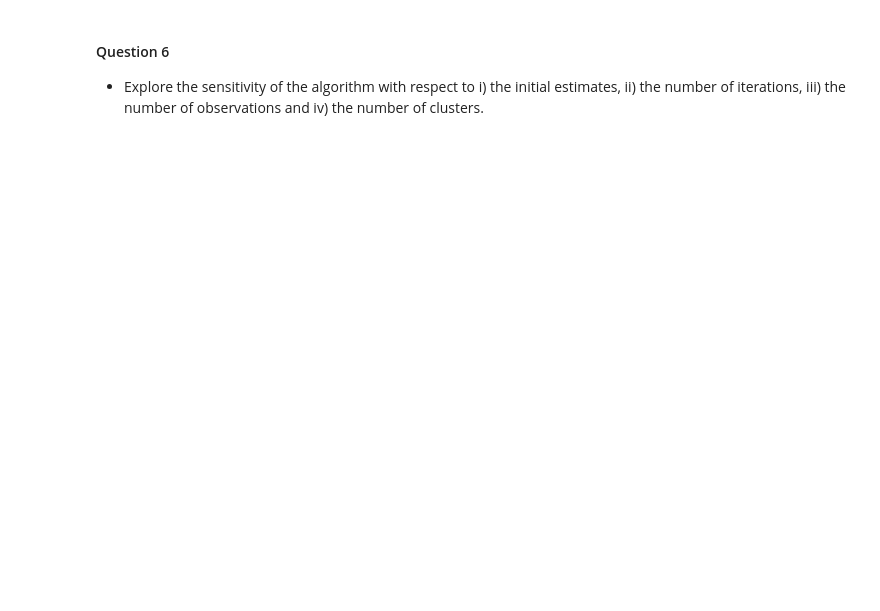
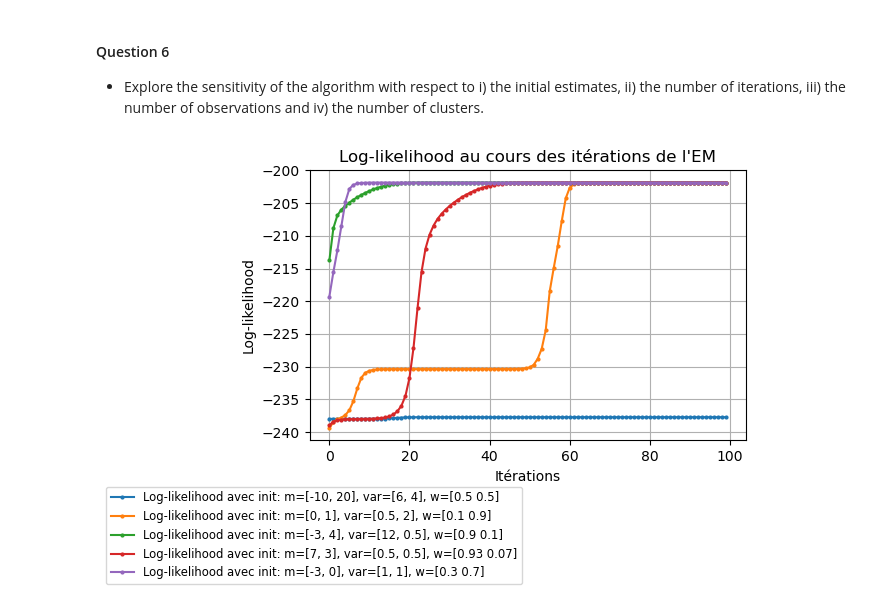
Before and after one commit to PolTibau/Statistique-Computationnelle, a Jupyter notebook: TP/TP7_ExpectationMaximization-stud.ipynb, the cells around one changed output. Drawn from its saved outputs; the diff is of its cells as text; code cells hidden in the pictures; blank space fills up the shorter version.

```diff
--- a/TP/TP7_ExpectationMaximization-stud.ipynb
+++ b/TP/TP7_ExpectationMaximization-stud.ipynb
@@ -269,3 +272,37 @@ plt.show()
 #### Question 6
 
 - Explore the sensitivity of the algorithm with respect to i) the initial estimates, ii) the number of iterations, iii) the number of observations and iv) the number of clusters.
+# %%
+#On commence en voir comment tout change en changeant les paramètres initiaux
+#avant on avait : n_clust = 2 weights = np.ones((n_clust)) / n_clust, means = [0, 1],variances = [0.5, 2]
+#on fait différents choix de paramètres initiaux et on observe l'évolution des paramètres et de la loglikelihood au cours des itérations
+
+means_init = [[-10, 20], [0, 1], [-3, 4], [7, 3], [-3, 0]]
+variances_init = [[6, 4], [0.5, 2], [12, 0.5], [0.5, 0.5], [1, 1]]
+weights_init = [np.array([0.5, 0.5]), np.array([0.1, 0.9]), np.array([0.9, 0.1]), np.array([0.93, 0.07]), np.array([0.3, 0.7])]
+
+plt.figure()
+for i in range(len(means_init)):
+    wini = weights_init[i].copy()
+    mini = means_init[i].copy()
+    vari = variances_init[i].copy()
+    W, Mean, Var = EM_loop(n_it, n_samples, wini, mini, vari, X)
+    loglikelihood = np.zeros(n_it)
+    for j in range(n_it):
+        norm1=stats.norm.pdf(X, Mean[j][0], scale=np.sqrt(Var[j][0]))
+        norm2=stats.norm.pdf(X, Mean[j][1], scale=np.sqrt(Var[j][1]))
+        l = np.log(W[j][0]*norm1 + (1-W[j][0])*norm2)
+        loglikelihood[j] = np.sum(l)
+
+    # plot loglikelihood along iterations
+    plt.plot(range(n_it), loglikelihood, marker='o', markersize=2, label=f'Log-likelihood avec init: m={means_init[i]}, var={variances_init[i]}, w={weights_init[i]}')
+    plt.title(f'Log-likelihood au cours des itérations de l\'EM')
+
+plt.xlabel('Itérations')
+plt.ylabel('Log-likelihood')
+plt.legend(loc='best', fontsize='small', bbox_to_anchor=(0.5, -0.15))
+plt.grid()
+plt.tight_layout()
+plt.show()
+# %% [output]
+[figure, added]
```
Also changed, not shown: parts of 6 cells of this notebook.
